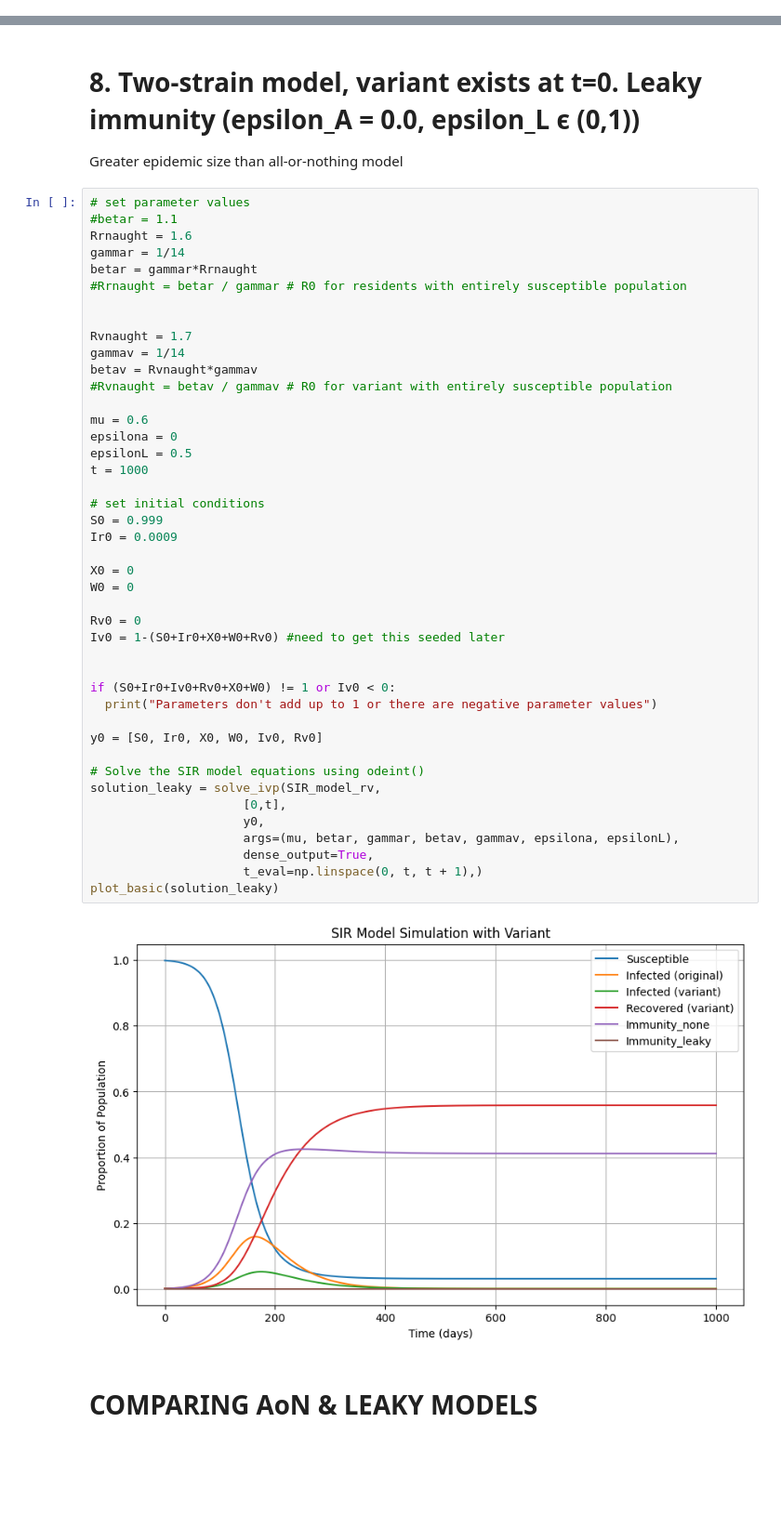
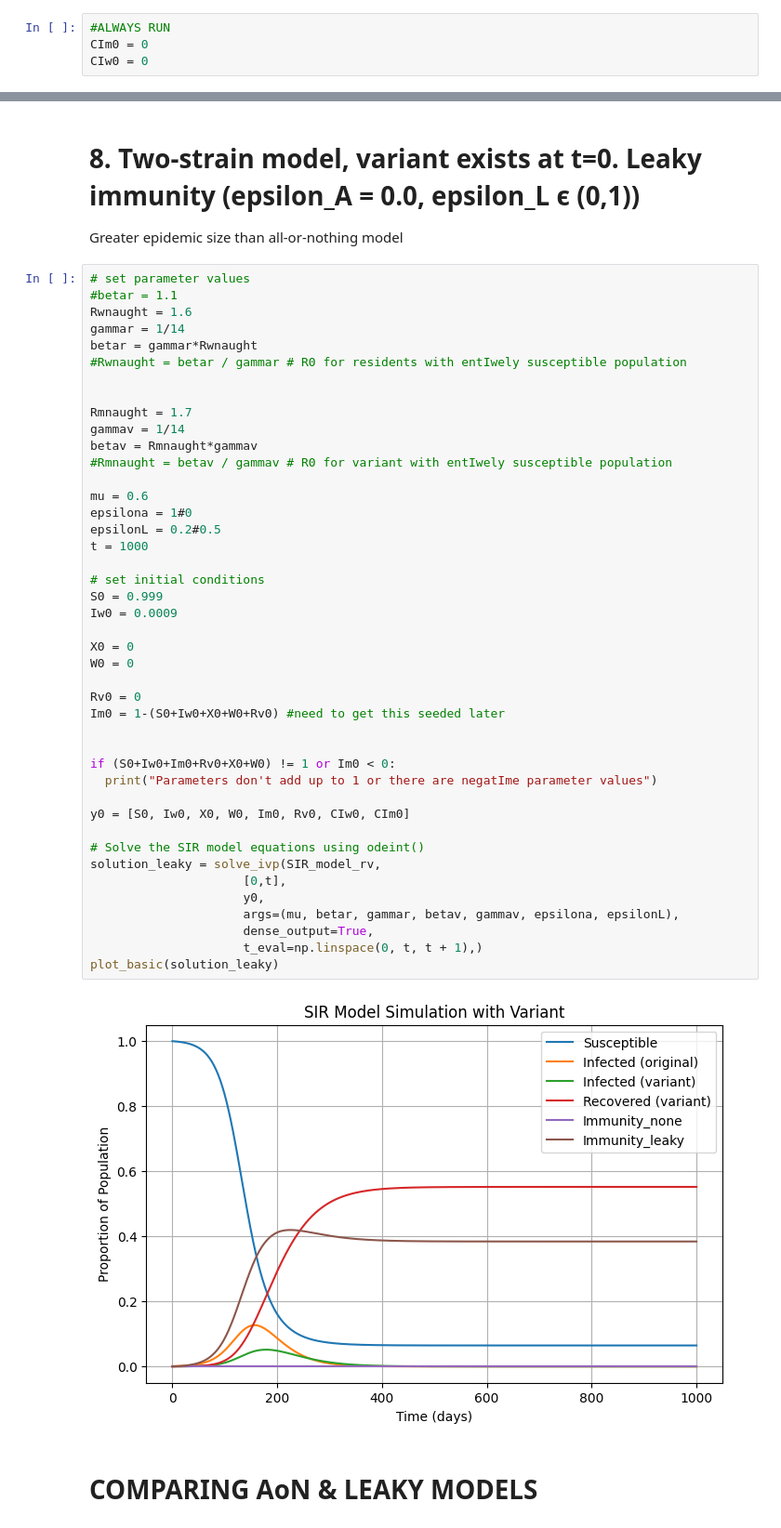
Before and after one commit to condusinew/vaccine_failure_escape, a Jupyter notebook: SIR_mode_natimm.ipynb, the cells around one changed output, grey strips where cells are left out. Shown at 93% size. Saved outputs shown, nothing was run; the diff lists cells and outputs as text; blank space fills up the shorter version.

```diff
--- a/SIR_mode_natimm.ipynb
+++ b/SIR_mode_natimm.ipynb
@@ -543,0 +251,4 @@ plot_basic(solution)
+# %%
+#ALWAYS RUN
+CIm0 = 0
+CIw0 = 0
@@ -645,48 +872,48 @@ Greater epidemic size than all-or-nothing model
 # %%
 # set parameter values
 #betar = 1.1
-Rrnaught = 1.6
+Rwnaught = 1.6
 gammar = 1/14
-betar = gammar*Rrnaught
-#Rrnaught = betar / gammar # R0 for residents with entirely susceptible population
+betar = gammar*Rwnaught
+#Rwnaught = betar / gammar # R0 for residents with entIwely susceptible population
 
 
-Rvnaught = 1.7
+Rmnaught = 1.7
 gammav = 1/14
-betav = Rvnaught*gammav
-#Rvnaught = betav / gammav # R0 for variant with entirely susceptible population
+betav = Rmnaught*gammav
+#Rmnaught = betav / gammav # R0 for variant with entIwely susceptible population
 
 mu = 0.6
-epsilona = 0
-epsilonL = 0.5
+epsilona = 1#0
+epsilonL = 0.2#0.5
 t = 1000
 
 # set initial conditions
 S0 = 0.999
-Ir0 = 0.0009
+Iw0 = 0.0009
 
 X0 = 0
 W0 = 0
 
 Rv0 = 0
-Iv0 = 1-(S0+Ir0+X0+W0+Rv0) #need to get this seeded later
+Im0 = 1-(S0+Iw0+X0+W0+Rv0) #need to get this seeded later
 
 
-if (S0+Ir0+Iv0+Rv0+X0+W0) != 1 or Iv0 < 0:
-  print("Parameters don't add up to 1 or there are negative parameter values")
+if (S0+Iw0+Im0+Rv0+X0+W0) != 1 or Im0 < 0:
+  print("Parameters don't add up to 1 or there are negatIme parameter values")
 
-y0 = [S0, Ir0, X0, W0, Iv0, Rv0]
+y0 = [S0, Iw0, X0, W0, Im0, Rv0, CIw0, CIm0]
 
 # Solve the SIR model equations using odeint()
 solution_leaky = solve_ivp(SIR_model_rv,
                      [0,t],
                      y0,
                      args=(mu, betar, gammar, betav, gammav, epsilona, epsilonL),
                      dense_output=True,
                      t_eval=np.linspace(0, t, t + 1),)
 plot_basic(solution_leaky)
 # %% [output]
-[figure, old version]
+[figure, new version]
 # %% [markdown]
 # **COMPARING AoN & LEAKY MODELS**
 # %%
```
Also changed, not shown: parts of 56 cells of this notebook.
